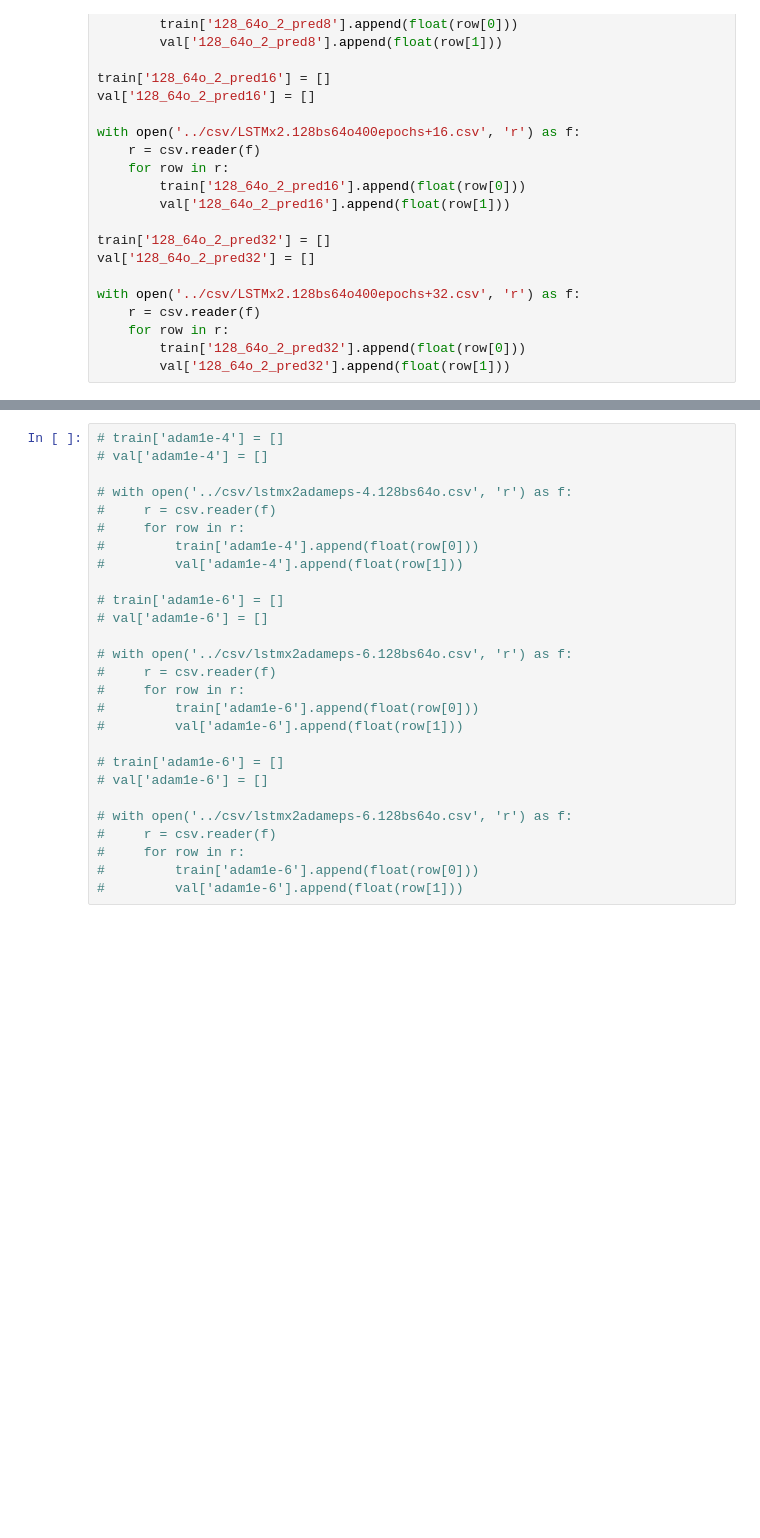
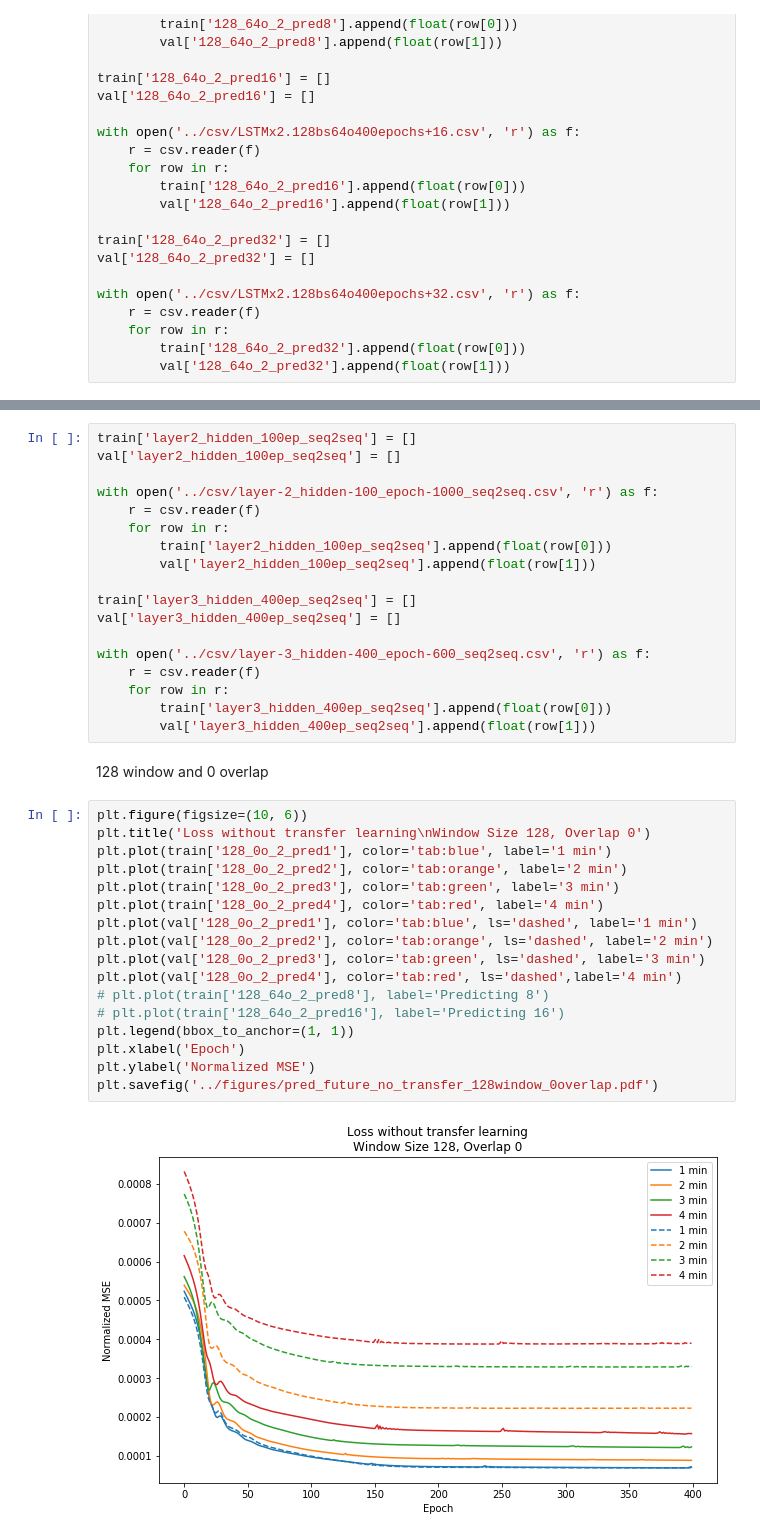
Before and after one commit to zdavidli/bloomberg-stock-prediction, a Jupyter notebook: plotting/loss.ipynb, the cells around one changed output, grey strips where cells are left out. Cells and saved outputs as stored; diff of their text form; blank space fills up the shorter version.

```diff
--- a/plotting/loss.ipynb
+++ b/plotting/loss.ipynb
@@ -184,27 +507,39 @@ with open('../csv/LSTMx2.128bs64o400epochs+32transfer.csv', 'r') as f:
 # %%
-# train['adam1e-4'] = []
-# val['adam1e-4'] = []
+train['layer2_hidden_100ep_seq2seq'] = []
+val['layer2_hidden_100ep_seq2seq'] = []
 
-# with open('../csv/lstmx2adameps-4.128bs64o.csv', 'r') as f:
-#     r = csv.reader(f)
-#     for row in r:
-#         train['adam1e-4'].append(float(row[0]))
-#         val['adam1e-4'].append(float(row[1]))
+with open('../csv/layer-2_hidden-100_epoch-1000_seq2seq.csv', 'r') as f:
+    r = csv.reader(f)
+    for row in r:
+        train['layer2_hidden_100ep_seq2seq'].append(float(row[0]))
+        val['layer2_hidden_100ep_seq2seq'].append(float(row[1]))
 
-# train['adam1e-6'] = []
-# val['adam1e-6'] = []
+train['layer3_hidden_400ep_seq2seq'] = []
+val['layer3_hidden_400ep_seq2seq'] = []
 
-# with open('../csv/lstmx2adameps-6.128bs64o.csv', 'r') as f:
-#     r = csv.reader(f)
-#     for row in r:
-#         train['adam1e-6'].append(float(row[0]))
-#         val['adam1e-6'].append(float(row[1]))
-
-# train['adam1e-6'] = []
-# val['adam1e-6'] = []
-
-# with open('../csv/lstmx2adameps-6.128bs64o.csv', 'r') as f:
-#     r = csv.reader(f)
-#     for row in r:
-#         train['adam1e-6'].append(float(row[0]))
-#         val['adam1e-6'].append(float(row[1]))
+with open('../csv/layer-3_hidden-400_epoch-600_seq2seq.csv', 'r') as f:
+    r = csv.reader(f)
+    for row in r:
+        train['layer3_hidden_400ep_seq2seq'].append(float(row[0]))
+        val['layer3_hidden_400ep_seq2seq'].append(float(row[1]))
+# %% [markdown]
+128 window and 0 overlap
+# %%
+plt.figure(figsize=(10, 6))
+plt.title('Loss without transfer learning\nWindow Size 128, Overlap 0')
+plt.plot(train['128_0o_2_pred1'], color='tab:blue', label='1 min')
+plt.plot(train['128_0o_2_pred2'], color='tab:orange', label='2 min')
+plt.plot(train['128_0o_2_pred3'], color='tab:green', label='3 min')
+plt.plot(train['128_0o_2_pred4'], color='tab:red', label='4 min')
+plt.plot(val['128_0o_2_pred1'], color='tab:blue', ls='dashed', label='1 min')
+plt.plot(val['128_0o_2_pred2'], color='tab:orange', ls='dashed', label='2 min')
+plt.plot(val['128_0o_2_pred3'], color='tab:green', ls='dashed', label='3 min')
+plt.plot(val['128_0o_2_pred4'], color='tab:red', ls='dashed',label='4 min')
+# plt.plot(train['128_64o_2_pred8'], label='Predicting 8')
+# plt.plot(train['128_64o_2_pred16'], label='Predicting 16')
+plt.legend(bbox_to_anchor=(1, 1))
+plt.xlabel('Epoch')
+plt.ylabel('Normalized MSE')
+plt.savefig('../figures/pred_future_no_transfer_128window_0overlap.pdf')
+# %% [output]
+[figure, added]
```
Also changed, not shown: parts of 20 cells of this notebook, 13 other files.
